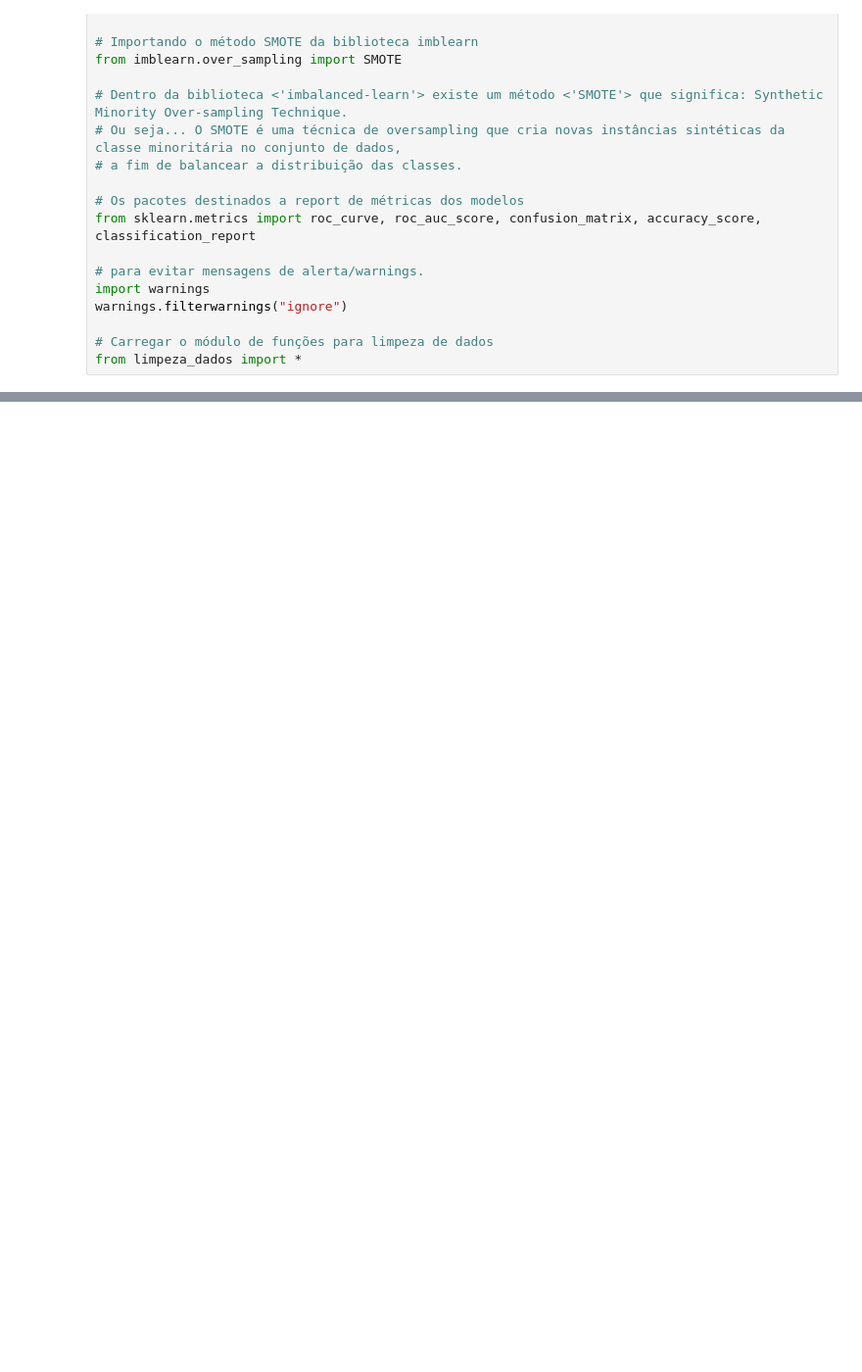
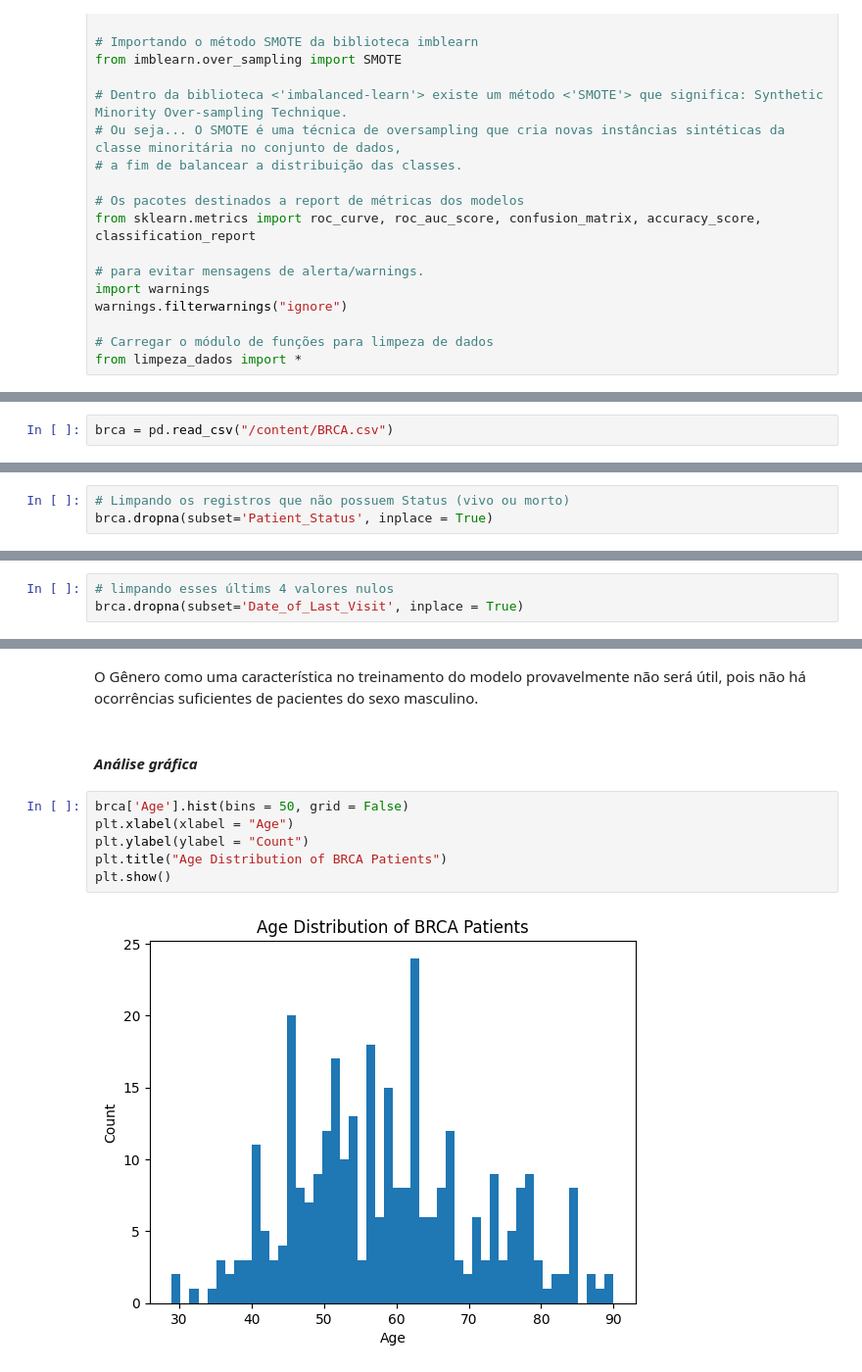
Before and after one commit to Marisagf/Projetos_de_Ciencias_de_Dados, a Jupyter notebook: Previsão_de_Sobrevivência_ao_Câncer_de_Mama.ipynb, the cells around one changed output, grey strips where cells are left out. Shown at 98% size. Cells and saved outputs as stored; diff of their text form; blank space fills up the shorter version.

```diff
--- a/Previsão_de_Sobrevivência_ao_Câncer_de_Mama.ipynb
+++ b/Previsão_de_Sobrevivência_ao_Câncer_de_Mama.ipynb
@@ -68,0 +71,2 @@ from limpeza_dados import *
+# %%
+brca = pd.read_csv("/content/BRCA.csv")
@@ -68,0 +118,3 @@ from limpeza_dados import *
+# %%
+# Limpando os registros que não possuem Status (vivo ou morto)
+brca.dropna(subset='Patient_Status', inplace = True)
@@ -68,0 +134,3 @@ from limpeza_dados import *
+# %%
+# limpando esses últims 4 valores nulos
+brca.dropna(subset='Date_of_Last_Visit', inplace = True)
@@ -68,0 +181,12 @@ from limpeza_dados import *
+# %% [markdown]
+O Gênero como uma característica no treinamento do modelo provavelmente não será útil, pois não há ocorrências suficientes de pacientes do sexo masculino.
+# %% [markdown]
+#### *Análise gráfica*
+# %%
+brca['Age'].hist(bins = 50, grid = False)
+plt.xlabel(xlabel = "Age")
+plt.ylabel(ylabel = "Count")
+plt.title("Age Distribution of BRCA Patients")
+plt.show()
+# %% [output]
+[figure, added]
```
Also changed, not shown: parts of 41 cells of this notebook.
